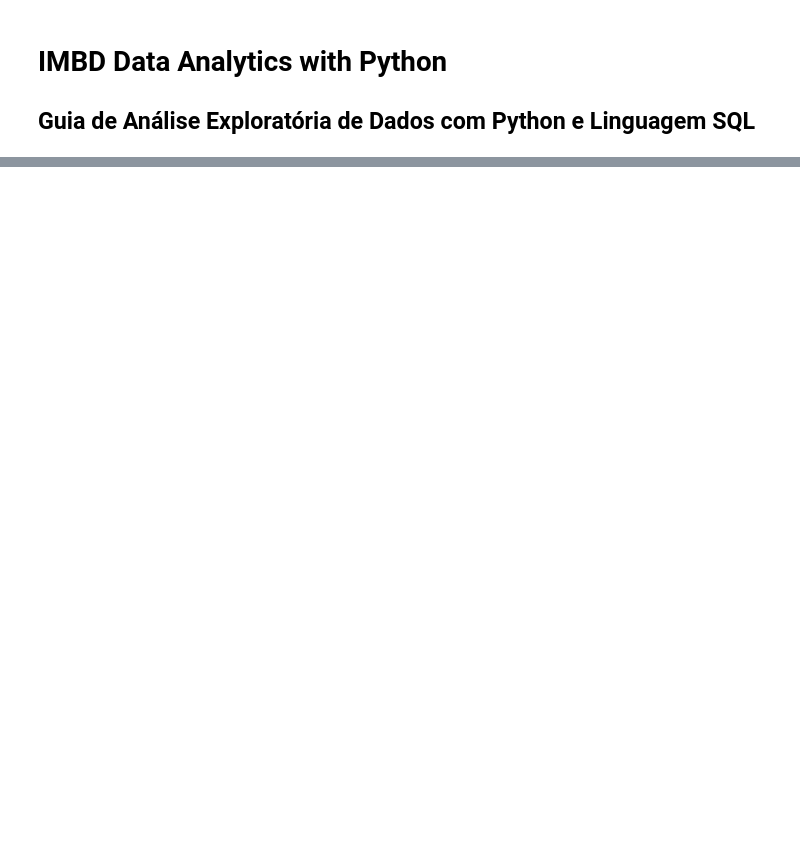
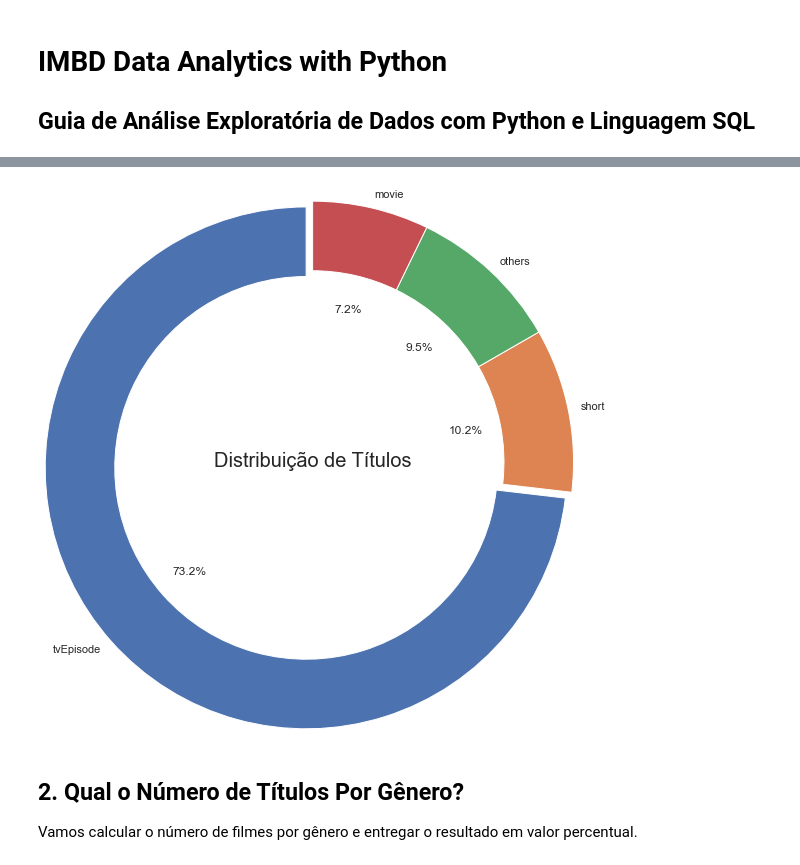
Before and after one commit to felipetac/imdb-data-analytics-python, a Jupyter notebook: imdb-data-analytics.ipynb, the cells around one changed output, grey strips where cells are left out. Saved outputs shown, nothing was run; the diff lists cells and outputs as text; code cells hidden in the pictures; blank space fills up the shorter version.

```diff
--- a/imdb-data-analytics.ipynb
+++ b/imdb-data-analytics.ipynb
@@ -42,0 +159,16 @@ Wall time: 26min 51s
+# %%
+# Vamos criar um gráfico com apenas 4 categorias:
+# As 3 categorias com mais títulos e 1 categoria com todo o restante
+
+# Cria um dicionário vazio
+others = {}
+
+# Filtra o percentual em 5% e soma o total
+others['COUNT'] = df1[df1['percentual'] < 5]['COUNT'].sum()
+
+# Grava o percentual
+others['percentual'] = df1[df1['percentual'] < 5]['percentual'].sum()
+
+# Ajusta o nome
+others['type'] = 'others'
+others
@@ -42,0 +177,10 @@ Wall time: 26min 51s
+# %%
+# Filtra o dataframe de resultado
+df1 = df1[df1['percentual'] > 5]
+# %%
+# Append com o dataframe de outras categorias
+df1 = df1.append(others, ignore_index = True)
+# %%
+# Ordena e mostra o resultado
+df1 = df1.sort_values(by = 'COUNT', ascending = False)
+df1
@@ -42,0 +193,15 @@ Wall time: 26min 51s
+# %%
+# Plotando os dados em um gráfico de pizza
+labels = df1['type'].values.tolist()
+sizes = df1['percentual'].values.tolist()
+explode = (0.1, 0, 0, 0)  # only "explode" the 1º slice (i.e. 'tvEpisode')
+
+plt.pie(sizes, explode=explode, labels=labels, autopct='%1.1f%%', startangle=90,
+labeldistance=1.05, radius=3, wedgeprops = dict(width = 0.8))
+plt.title("Distribuição de Títulos", loc = 'center', fontdict = {'fontsize':20, 'fontweight':20}, y=0.45)
+plt.show()
+# %% [output]
+[figure, added]
+# %% [markdown]
+## 2. Qual o Número de Títulos Por Gênero?
+Vamos calcular o número de filmes por gênero e entregar o resultado em valor percentual.
```
Also changed, not shown: parts of 31 cells of this notebook, 1 other file.
